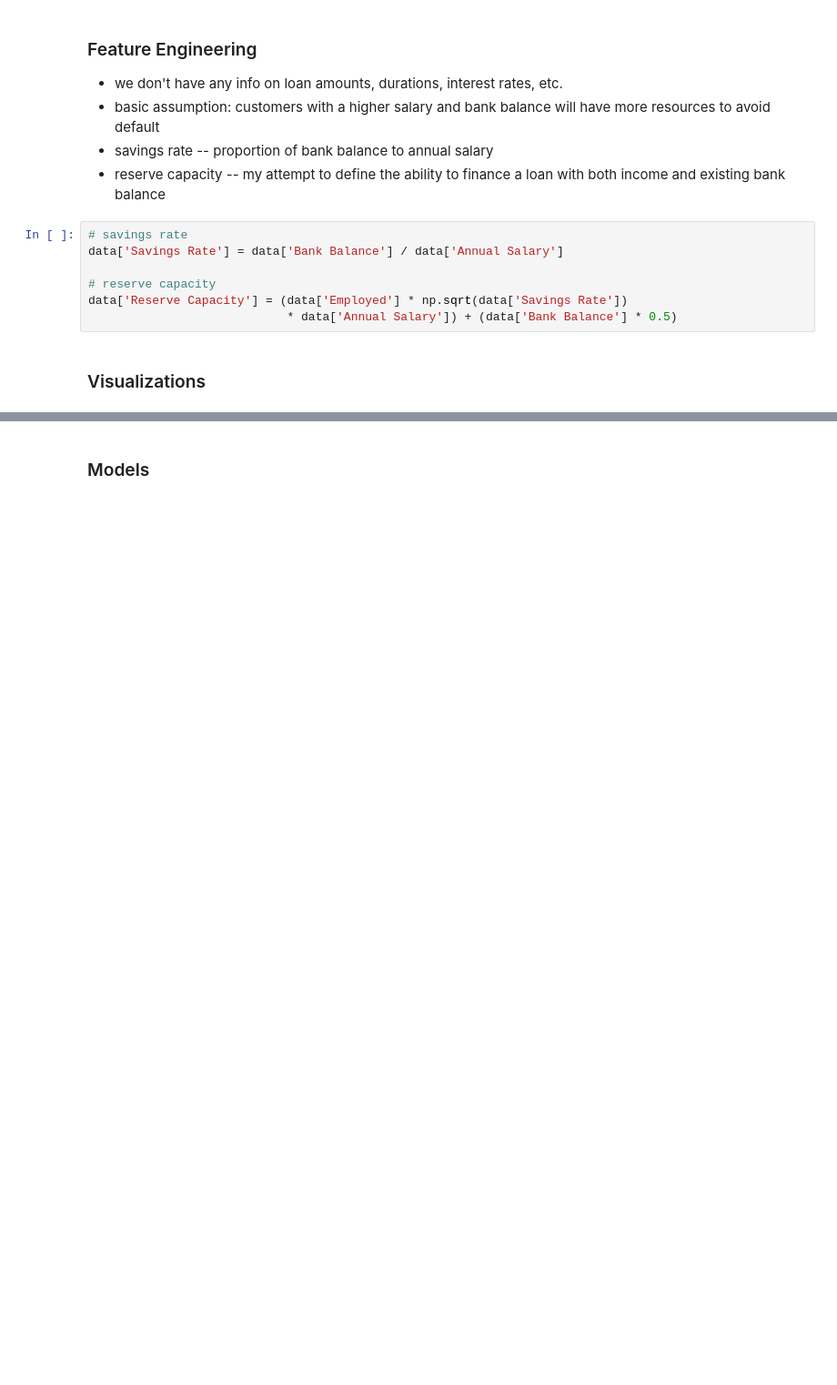
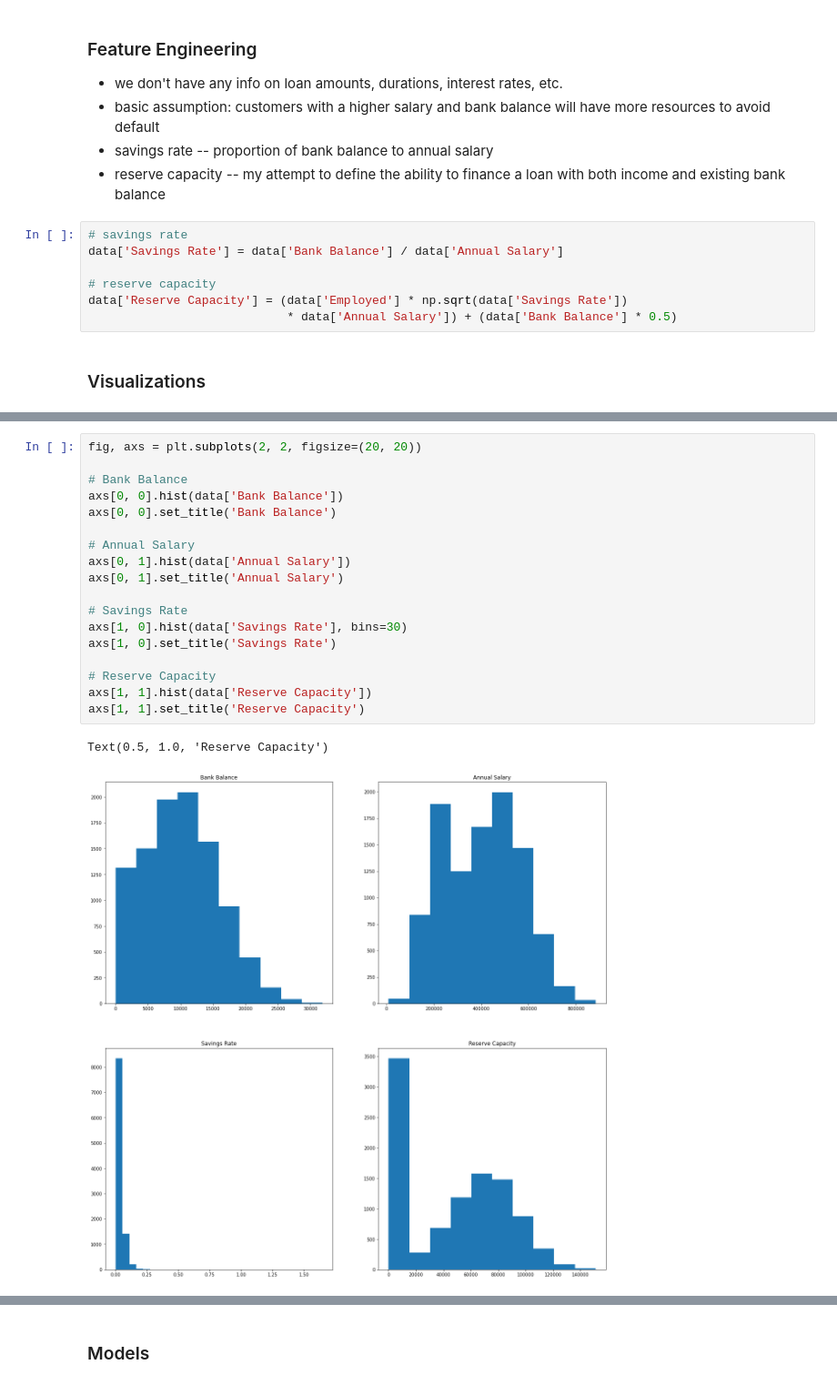
Before and after one commit to jmfinnegan12/Loan-default, a Jupyter notebook: Loan Defaults.ipynb, the cells around one changed output, grey strips where cells are left out. Shown: that part at 91% size. Drawn from its saved outputs; the diff is of its cells as text; blank space fills up the shorter version.

```diff
--- a/Loan Defaults.ipynb
+++ b/Loan Defaults.ipynb
@@ -105,4 +105,25 @@ axs[1,1].set_title('Reserve Capacity')
 # %% [output]
 Text(0.5, 1.0, 'Reserve Capacity')
 [figure]
+# %%
+fig, axs = plt.subplots(2, 2, figsize=(20, 20))
+
+# Bank Balance
+axs[0, 0].hist(data['Bank Balance'])
+axs[0, 0].set_title('Bank Balance')
+
+# Annual Salary
+axs[0, 1].hist(data['Annual Salary'])
+axs[0, 1].set_title('Annual Salary')
+
+# Savings Rate
+axs[1, 0].hist(data['Savings Rate'], bins=30)
+axs[1, 0].set_title('Savings Rate')
+
+# Reserve Capacity
+axs[1, 1].hist(data['Reserve Capacity'])
+axs[1, 1].set_title('Reserve Capacity')
+# %% [output]
+Text(0.5, 1.0, 'Reserve Capacity')
+[figure, added]
 # %%
```
Also changed, not shown: parts of 25 cells of this notebook.
